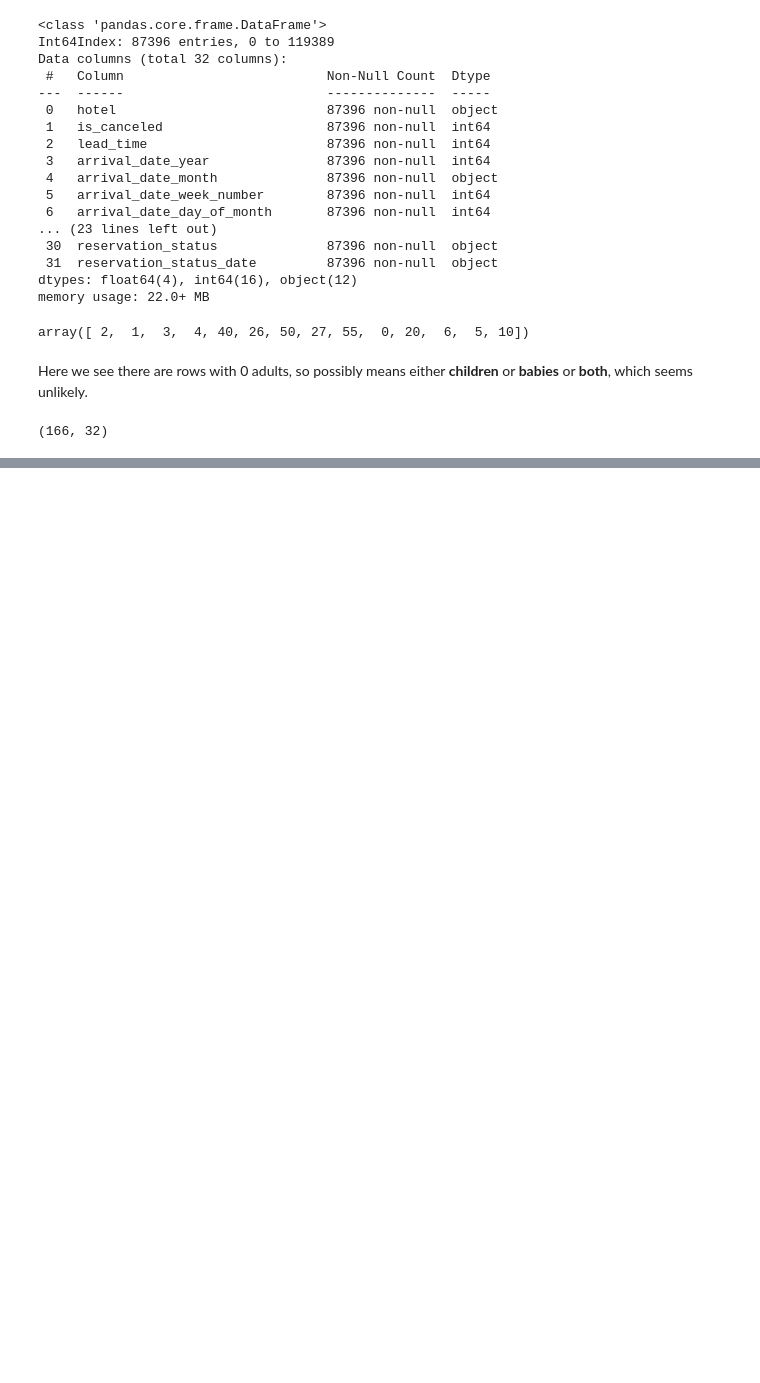
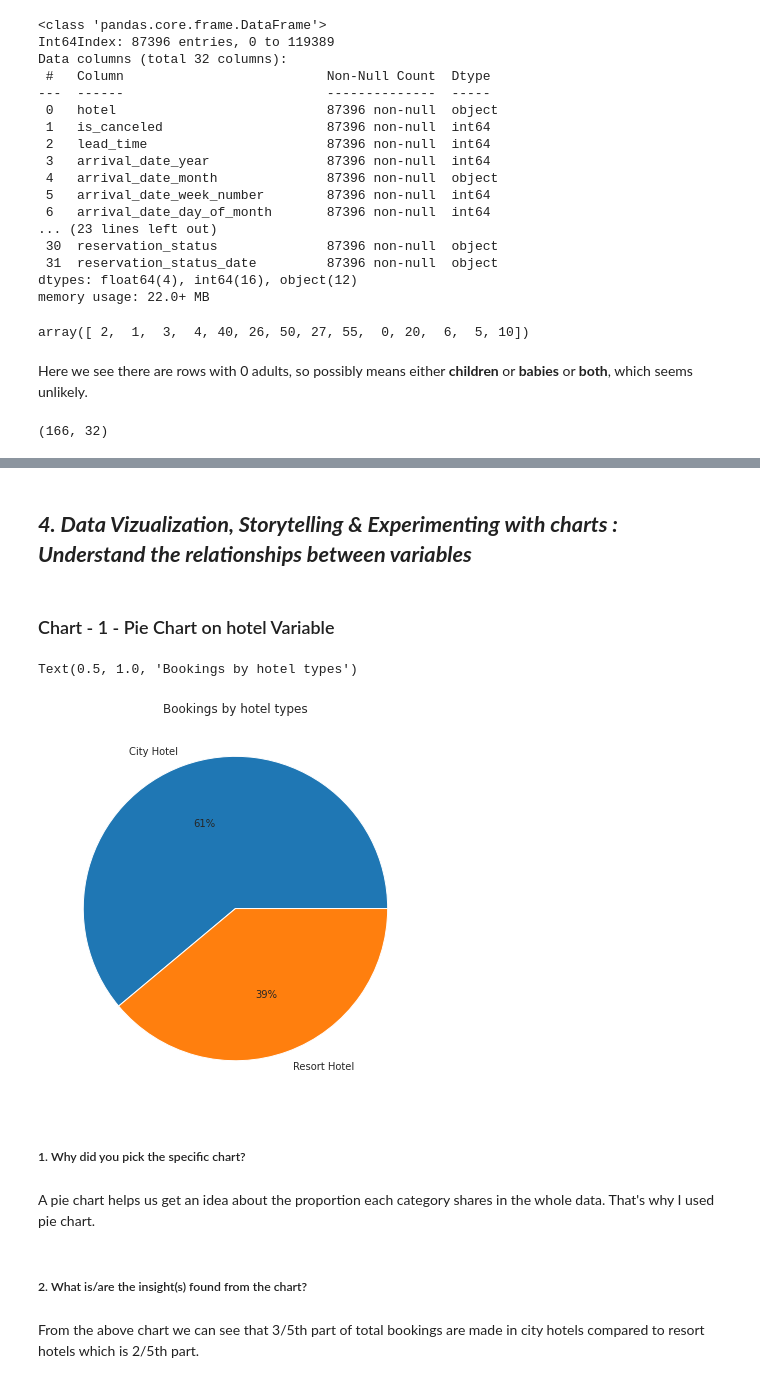
Before and after one commit to ayush9304/HotelBookingAnalysisEDA, a Jupyter notebook: EDA_Hotel_Booking_Analysis.ipynb, the cells around one changed output, grey strips where cells are left out. Drawn from its saved outputs; the diff is of its cells as text; code cells hidden in the pictures; blank space fills up the shorter version.

Commit message:
Started Visualizations and EDA

```diff
--- a/EDA_Hotel_Booking_Analysis.ipynb
+++ b/EDA_Hotel_Booking_Analysis.ipynb
@@ -391,0 +424,3 @@ df.drop(df[df['adults']+df['babies']+df['children'] == 0].index, inplace = True)
+# %%
+# Adding total stay columns to analyse avg length of stay
+df['total_stays_night'] = df['stays_in_weekend_nights']+df['stays_in_week_nights']
@@ -391,0 +486,20 @@ df.drop(df[df['adults']+df['babies']+df['children'] == 0].index, inplace = True)
+# %% [markdown]
+## ***4. Data Vizualization, Storytelling & Experimenting with charts : Understand the relationships between variables***
+# %% [markdown]
+### Chart - 1 - Pie Chart on hotel Variable
+# %%
+d = df['hotel'].value_counts()
+plt.figure(figsize=(7,7))
+p = plt.pie(d, labels=d.index, autopct="%.0f%%")
+plt.title("Bookings by hotel types")
+# %% [output]
+Text(0.5, 1.0, 'Bookings by hotel types')
+[figure, added]
+# %% [markdown]
+##### 1. Why did you pick the specific chart?
+# %% [markdown]
+A pie chart helps us get an idea about the proportion each category shares in the whole data. That's why I used pie chart.
+# %% [markdown]
+##### 2. What is/are the insight(s) found from the chart?
+# %% [markdown]
+From the above chart we can see that 3/5th part of total bookings are made in city hotels compared to resort hotels which is 2/5th part.
```
Also changed, not shown: parts of 12 cells of this notebook.
